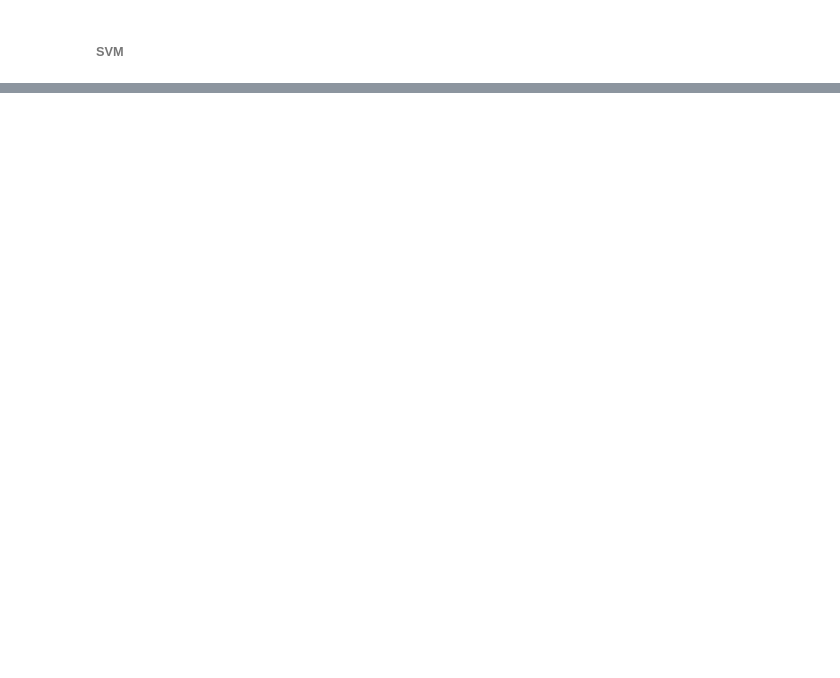
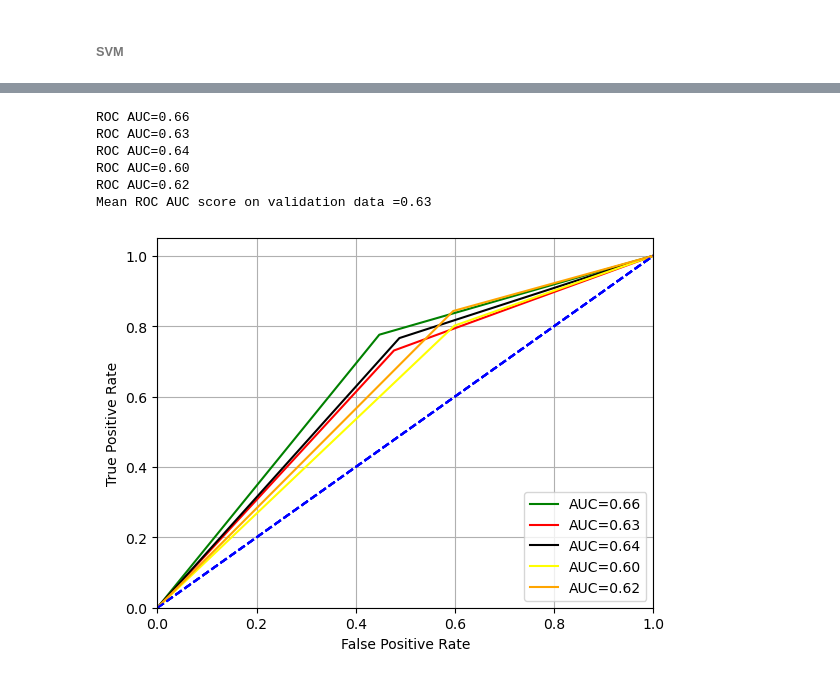
Before and after one commit to vishalraut88/Credit-Loan-application, a Jupyter notebook: Credit Application.ipynb, the cells around one changed output, grey strips where cells are left out. Cells and saved outputs as stored; diff of their text form; code cells hidden in the pictures; blank space fills up the shorter version.

```diff
--- a/Credit Application.ipynb
+++ b/Credit Application.ipynb
@@ -436,0 +538,19 @@ model,random_search = svm_hyper(Xformed_data,y_train_org)
+# %%
+# from sklearn.model_selection import RandomizedSearchCV
+# Number of trees in random forest
+n_estimators = [int(x) for x in np.linspace(start = 100, stop = 1000, num = 10)]
+
+max_features = ['auto', 'sqrt']
+max_depth = [int(x) for x in np.linspace(10, 110, num = 11)]
+max_depth.append(None)
+min_samples_split = [2, 5, 10]
+min_samples_leaf = [1, 2, 4,10]
+bootstrap = [True, False]
+random_grid = {'n_estimators': n_estimators,
+               'max_features': max_features,
+               'max_depth': max_depth,
+               'min_samples_split': min_samples_split,
+               'min_samples_leaf': min_samples_leaf,
+               'bootstrap': bootstrap}
+
+random_grid
@@ -436,0 +564,7 @@ model,random_search = svm_hyper(Xformed_data,y_train_org)
+# %%
+import warnings
+with warnings.catch_warnings():
+    warnings.simplefilter("ignore")
+    model_rf = BalancedRandomForestClassifier()
+    rf_random = RandomizedSearchCV(estimator = model_rf, param_distributions = random_grid, n_iter = 10, cv = 3, verbose=2, random_state=42, n_jobs = -1)
+    rf_random.fit(X_train_org, y_train_org)
@@ -436,0 +573,7 @@ model,random_search = svm_hyper(Xformed_data,y_train_org)
+# %%
+model_rf=rf_random.best_estimator_
+# %%
+with warnings.catch_warnings():
+    warnings.simplefilter("ignore")
+
+    current_f1_scores,roc_auc_scores_val,precision_score_val,recall_score_val,fpr_scores,tpr_scores=cross_validation(model_rf,X_train_org,y_train_org,0.45)
@@ -436,0 +596,15 @@ model,random_search = svm_hyper(Xformed_data,y_train_org)
+# %%
+color_list=["green","red","black","yellow","orange"]
+for fpr_val,tpr_val,roc_auc_score,color in zip(fpr_scores,tpr_scores,roc_auc_scores_val,color_list):
+    plot_roc(fpr_val,tpr_val,roc_auc_score,color)
+
+
+print('Mean ROC AUC score on validation data =%0.2f'%np.mean(roc_auc_scores_val))
+# %% [output]
+ROC AUC=0.66
+ROC AUC=0.63
+ROC AUC=0.64
+ROC AUC=0.60
+ROC AUC=0.62
+Mean ROC AUC score on validation data =0.63
+[figure, added]
```
Also changed, not shown: parts of 38 cells of this notebook, 8 other files.
